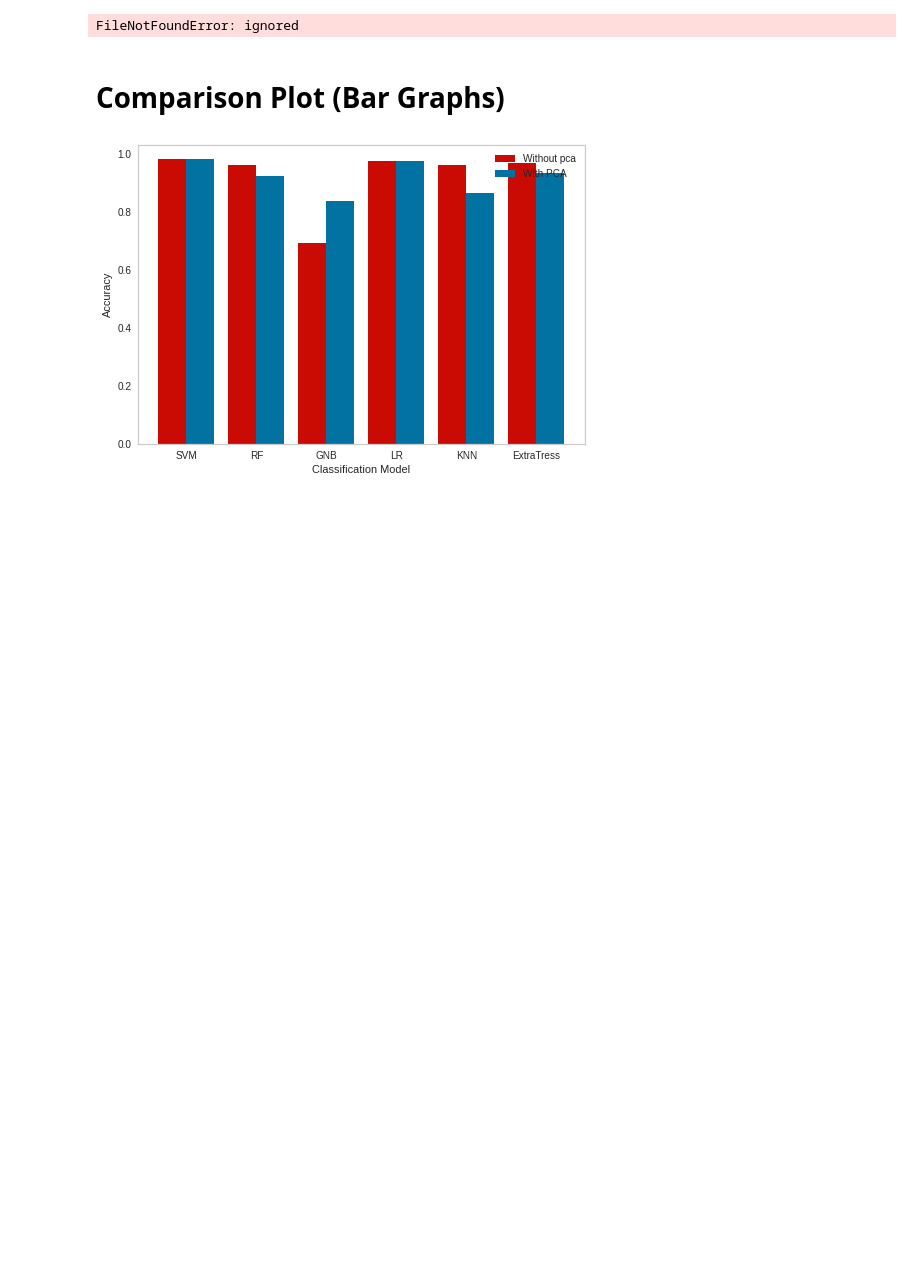
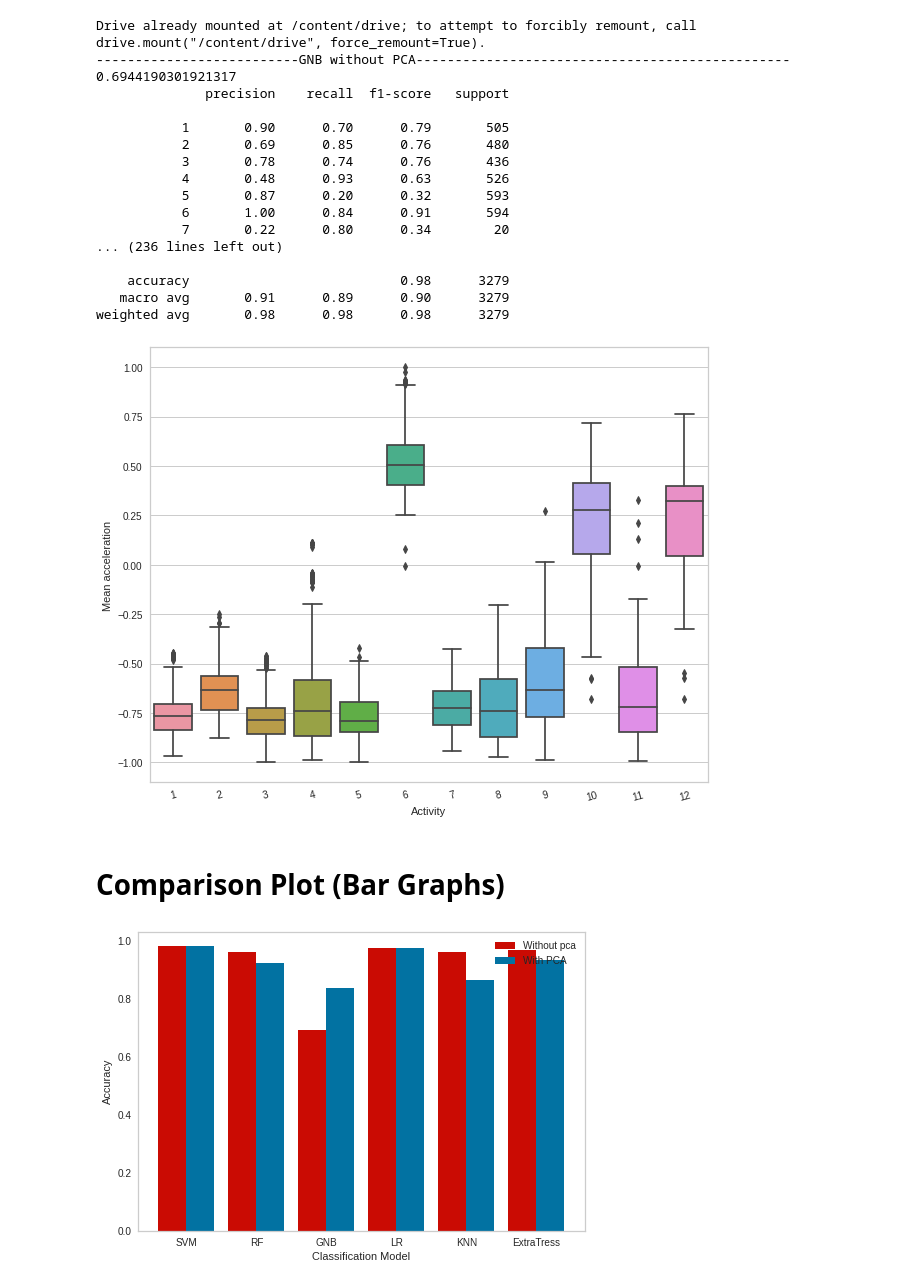
Before and after one commit to singhal373/Human-Activity-Recognition-ML, a Jupyter notebook: Main.ipynb, the cells around one changed output. Cells and saved outputs as stored; diff of their text form; code cells hidden in the pictures; blank space fills up the shorter version.

```diff
--- a/Main.ipynb
+++ b/Main.ipynb
@@ -45,10 +45,11 @@ Drive already mounted at /content/drive; to attempt to forcibly remount, call dr
 # %%
 class HumanActivityRecognition():
     def __init__(self):
-        Xtrain=pd.read_csv("data/Train/X_train.txt",sep=" ",header=None)
-        Xtest=pd.read_csv("data/Test/X_test.txt",sep=" ",header=None)
-        Ytrain=pd.read_csv("data/Train/y_train.txt",sep=" ",header=None)
-        Ytest=pd.read_csv("data/Test/y_test.txt",sep=" ",header=None)
+        path = "/content/drive/My Drive/"
+        Xtrain=pd.read_csv(path+"data/Train/X_train.txt",sep=" ",header=None)
+        Xtest=pd.read_csv(path+ "data/Test/X_test.txt",sep=" ",header=None)
+        Ytrain=pd.read_csv(path+"data/Train/y_train.txt",sep=" ",header=None)
+        Ytest=pd.read_csv(path+"data/Test/y_test.txt",sep=" ",header=None)
         self.dftest=pd.concat([Xtest,Ytest],axis=1,ignore_index=True)
         self.dftrain=pd.concat([Xtrain,Ytrain],axis=1,ignore_index=True)
         self.data=pd.concat([self.dftrain,self.dftest],axis=0,ignore_index=True)
@@ -219,7 +220,7 @@ class HumanActivityRecognition():
     def RoCAuC(self,X,Y):
         X_train, X_test, y_train, y_test = train_test_split(X, Y, random_state=0, train_size = 0.7)
         clf = SVC(C=100,gamma=0.01)
-        oz = ROCAUC(clf)#,classes=["1","2","3","4","5","6","7","8","9","10","11","12"])
+        oz = ROCAUC(clf) #,classes=["1","2","3","4","5","6","7","8","9","10","11","12"])
         oz.fit(X_train, y_train)
         oz.score(X_test, y_test)
         oz.show()
@@ -362,37 +370,54 @@ print("--------------------------GNB without PCA--------------------------------
 Models.GNB(Models.X,Models.Y)
 print("------------GNB with PCA----------------")
 Models.GNB(X_pca,Models.Y)
 print("------------------------- RF without PCA ------------------------------------------------")
 Models.RF(Models.X,Models.Y)
 print("----------- RF with PCA ----------------")
 Models.RF(X_pca,Models.Y)
 print("------------------------- ET without PCA ------------------------------------------------")
 Models.ET(Models.X,Models.Y)
 print("----------- ET with PCA ----------------")
 Models.ET(X_pca,Models.Y)
 print("--------------------------MLP without PCA------------------------------------------------")
 Models.multilayer_perceptron(Models.X,Models.Y)
 print("------------MLP with PCA----------------")
 Models.multilayer_perceptron(X_pca,Models.Y)
 print("------------------------- LR without PCA ------------------------------------------------")
 Models.Logistic(Models.X,Models.Y)
 print("----------- LR with PCA ----------------")
 Models.Logistic(X_pca,Models.Y)
 print("--------------------------SVM without PCA------------------------------------------------")
 Models.SVM(Models.X,Models.Y)
 print("------------SVM with PCA--------------")
 Models.SVM(X_pca,Models.Y)
 
-Models.confusion_matrix_heatmap(Models.X, Models.Y)
+# Models.confusion_matrix_heatmap(Models.X, Models.Y)
 Models.mean_x_axis_acceleration_plot()
-Models.heatSVM(X_pca,Models.Y)
-Models.RoCAuC(X_pca,Models.Y)
+# Models.heatSVM(X_pca,Models.Y)
+# Models.RoCAuC(X_pca,Models.Y)
 
 # temp.ROC(X_pca,temp.Y)
 # sampleClassificationReport=temp.SVM(X_pca,temp.Y)
 # temp.plot_classification_report(sampleClassificationReport)
 # %% [output]
-FileNotFoundError: ignored
+Drive already mounted at /content/drive; to attempt to forcibly remount, call drive.mount("/content/drive", force_remount=True).
+--------------------------GNB without PCA------------------------------------------------
+0.6944190301921317
+              precision    recall  f1-score   support
+
+           1       0.90      0.70      0.79       505
+           2       0.69      0.85      0.76       480
+           3       0.78      0.74      0.76       436
+           4       0.48      0.93      0.63       526
+           5       0.87      0.20      0.32       593
+           6       1.00      0.84      0.91       594
+           7       0.22      0.80      0.34        20
+... (236 lines left out)
+
+    accuracy                           0.98      3279
+   macro avg       0.91      0.89      0.90      3279
+weighted avg       0.98      0.98      0.98      3279
+[figure, added]
 # %% [markdown]
 # **Comparison Plot (Bar Graphs)**
 # %%
```
Also changed, not shown: parts of 3 cells of this notebook.
